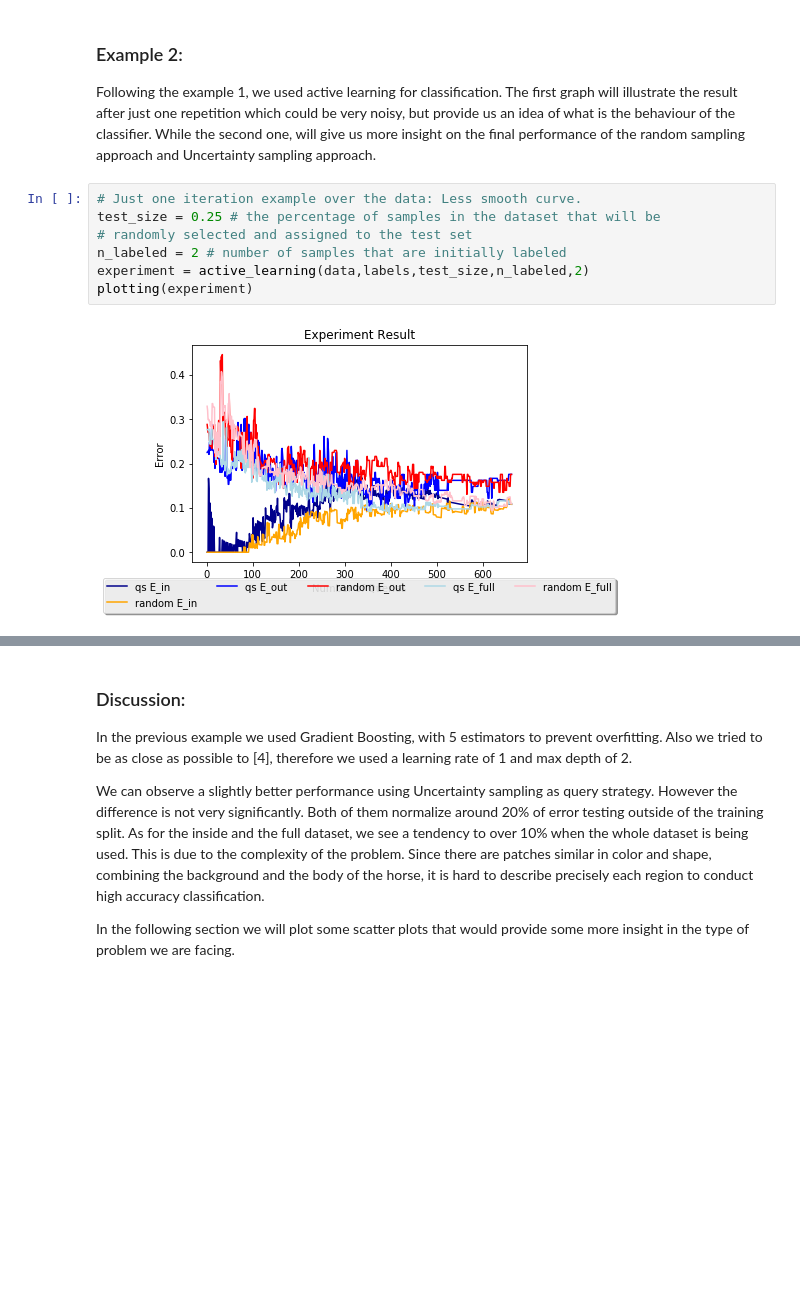
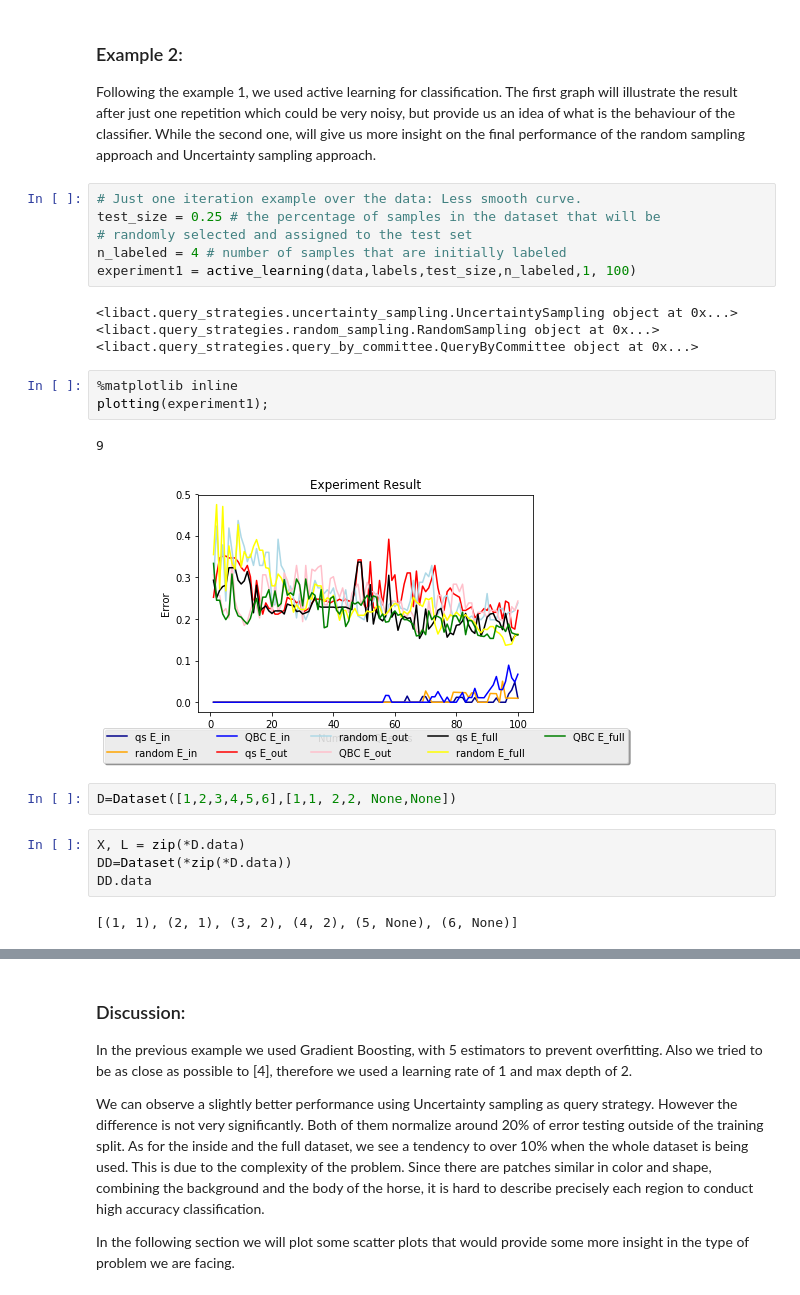
Before and after one commit to piperod/Activelearning-Slic, a Jupyter notebook: ActiveLearning-SuperPixels.ipynb, the cells around one changed output, grey strips where cells are left out. Drawn from its saved outputs; the diff is of its cells as text; blank space fills up the shorter version.

Commit message:
For experiment

```diff
--- a/ActiveLearning-SuperPixels.ipynb
+++ b/ActiveLearning-SuperPixels.ipynb
@@ -336,10 +376,25 @@ Following the example 1, we used active learning for classification. The first g
 # %%
 # Just one iteration example over the data: Less smooth curve.
 test_size = 0.25 # the percentage of samples in the dataset that will be                  # randomly selected and assigned to the test set
-n_labeled = 2 # number of samples that are initially labeled
-experiment = active_learning(data,labels,test_size,n_labeled,2)
-plotting(experiment)
+n_labeled = 4 # number of samples that are initially labeled
+experiment1 = active_learning(data,labels,test_size,n_labeled,1, 100)
 # %% [output]
-[figure, removed]
+<libact.query_strategies.uncertainty_sampling.UncertaintySampling object at 0x...>
+<libact.query_strategies.random_sampling.RandomSampling object at 0x...>
+<libact.query_strategies.query_by_committee.QueryByCommittee object at 0x...>
+# %%
+%matplotlib inline
+plotting(experiment1);
+# %% [output]
+9
+[figure, added]
+# %%
+D=Dataset([1,2,3,4,5,6],[1,1, 2,2, None,None])
+# %%
+X, L = zip(*D.data)
+DD=Dataset(*zip(*D.data))
+DD.data
+# %% [output]
+[(1, 1), (2, 1), (3, 2), (4, 2), (5, None), (6, None)]
 # %%
 #  #iterations defined by the user to achieve more smooth curves
```
Also changed, not shown: parts of 10 cells of this notebook, 2 other files.
